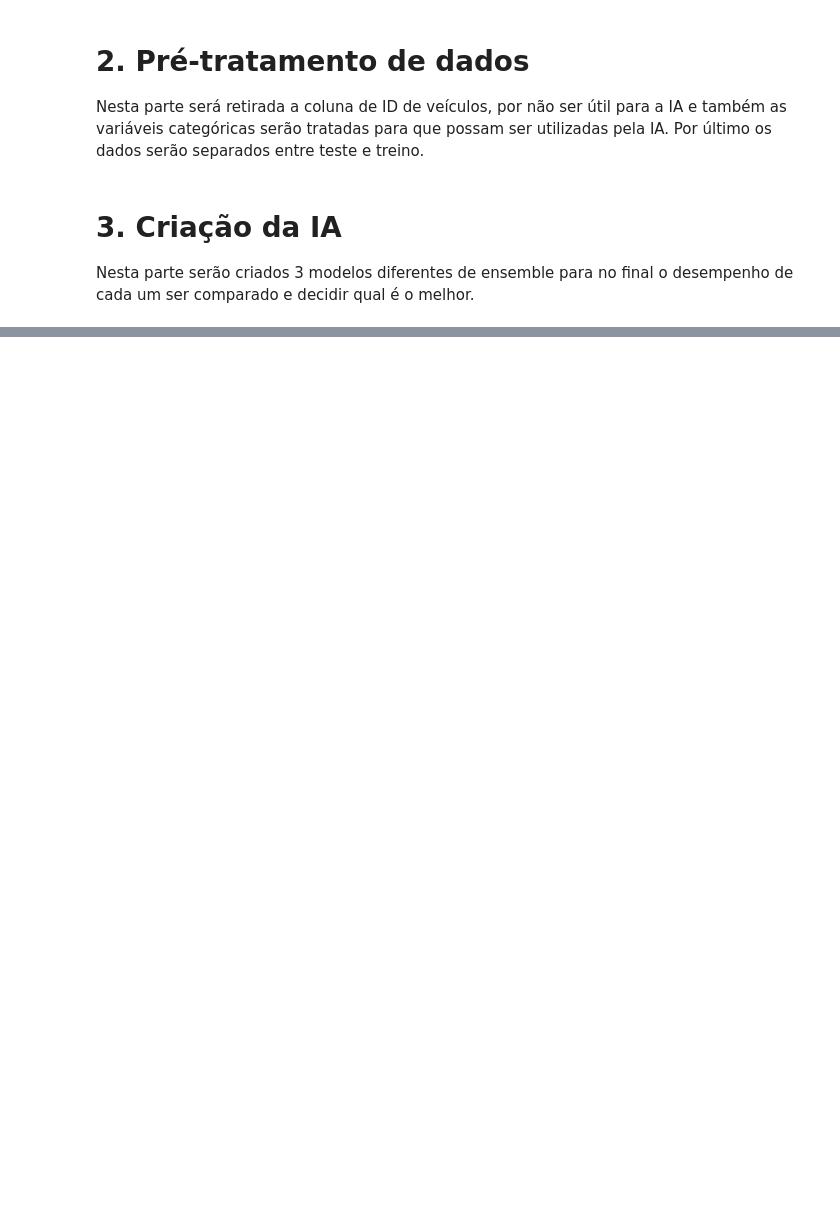
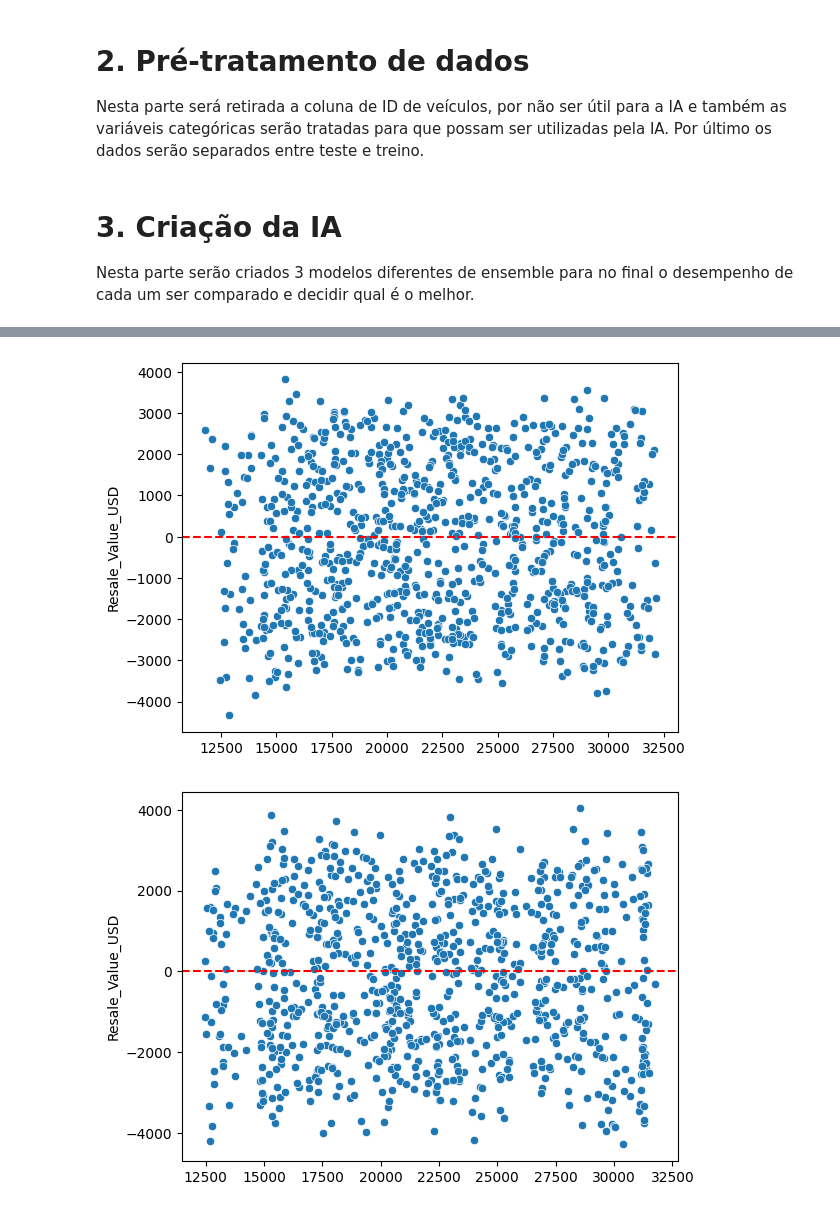
Before and after one commit to RPPombo/Sistema-de-Previsao-com-Machine-Learning, a Jupyter notebook: Machine_Learning.ipynb, the cells around one changed output, grey strips where cells are left out. Drawn from its saved outputs; the diff is of its cells as text; code cells hidden in the pictures; blank space fills up the shorter version.

```diff
--- a/Machine_Learning.ipynb
+++ b/Machine_Learning.ipynb
@@ -72,7 +74,7 @@ df["Vehicle_Type"] = le_Vehicle_Type.fit_transform(df["Vehicle_Type"])
 df["Usage_Type"] = le_Usage_Type.fit_transform(df["Usage_Type"])
 
 # Separando as entradas e saída
-X = df.drop[TARGET_COL]
+X = df.drop(columns=TARGET_COL)
 y = df[TARGET_COL]
 
 # Separado os dados
@@ -132,0 +172,29 @@ print(f"Pontuação: {bg_search.best_score_}")
+# %%
+from sklearn.metrics import mean_squared_error
+
+# Melhores modelos
+melhor_gb = gb_search.best_estimator_
+melhor_rf = rf_search.best_estimator_
+melhor_bg = bg_search.best_estimator_
+
+# Fazendo a predição
+gb_predict = melhor_gb.predict(X_test)
+rf_predict = melhor_rf.predict(X_test)
+bg_predict = melhor_bg.predict(X_test)
+
+predicoes = [gb_predict, rf_predict, bg_predict]
+
+# Testando os modelos
+gb_erro = np.sqrt(mean_squared_error(y_test, gb_predict))
+rf_erro = np.sqrt(mean_squared_error(y_test, rf_predict))
+bg_erro = np.sqrt(mean_squared_error(y_test, bg_predict))
+
+print("----------//----------")
+print("Modelo: Gradient Boosting")
+print("RMSE: ", gb_erro)
+print("----------//----------")
+print("Modelo: Random Forest")
+print("RMSE: ", rf_erro)
+print("----------//----------")
+print("Modelo: Bagging")
+print("RMSE: ", bg_erro)
@@ -132,0 +211,12 @@ print(f"Pontuação: {bg_search.best_score_}")
+# %%
+import seaborn as sns
+import matplotlib.pyplot as plt
+
+for predicao in predicoes:
+    residuos = y_test - predicao
+    sns.scatterplot(x= predicao, y= residuos)
+    plt.axhline(0, color="red", linestyle="--")
+    plt.show()
+# %% [output]
+[figure, added]
+[figure, added]
```
Also changed, not shown: parts of 6 cells of this notebook.
